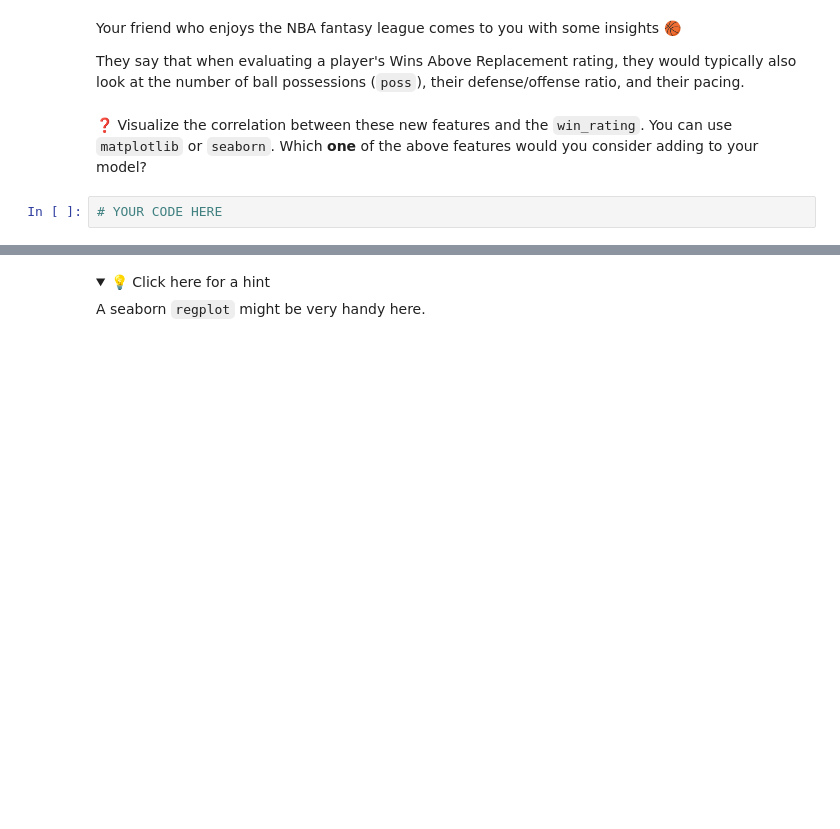
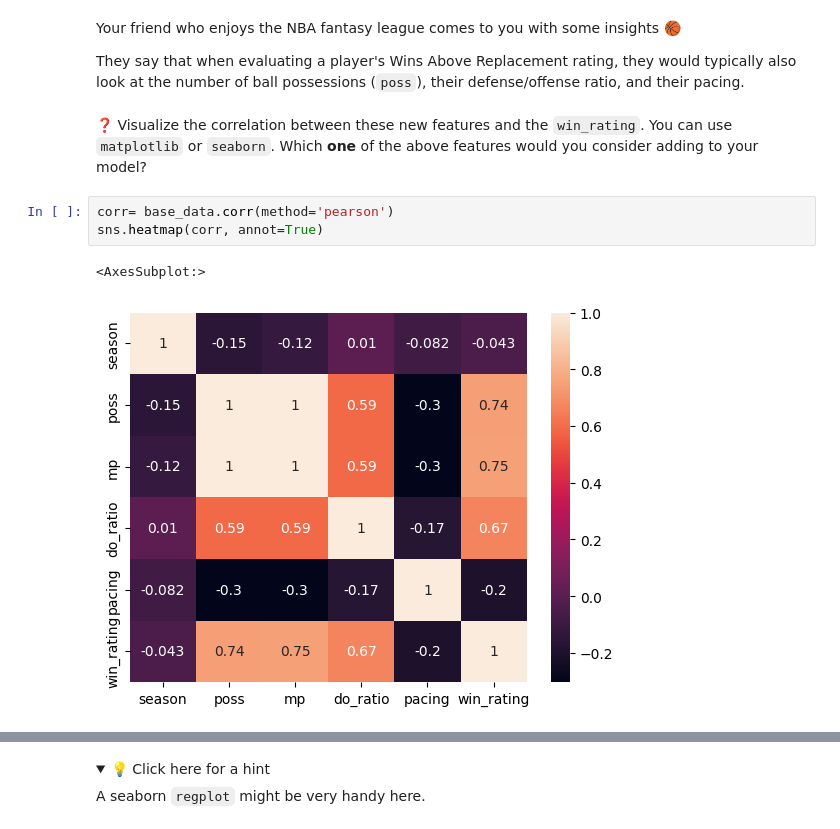
Before and after one commit to ParissaPeimaniyfard/data-linear-regression, a Jupyter notebook: Linear_Regression.ipynb, the cells around one changed output, grey strips where cells are left out. Cells and saved outputs as stored; diff of their text form; folded sections open; blank space fills up the shorter version.

```diff
--- a/Linear_Regression.ipynb
+++ b/Linear_Regression.ipynb
@@ -306,5 +306,9 @@ Your friend who enjoys the NBA fantasy league comes to you with some insights
 They say that when evaluating a player's Wins Above Replacement rating, they would typically also look at the number of ball possessions (`poss`), their defense/offense ratio, and their pacing.
 # %% [markdown]
 ❓ Visualize the correlation between these new features and the `win_rating`. You can use `matplotlib` or `seaborn`. Which **one** of the above features would you consider adding to your model?
-# %%
-# YOUR CODE HERE
+# %%
+corr= base_data.corr(method='pearson')
+sns.heatmap(corr, annot=True)
+# %% [output]
+<AxesSubplot:>
+[figure, added]
```
Also changed, not shown: parts of 6 cells of this notebook, 1 other file.
